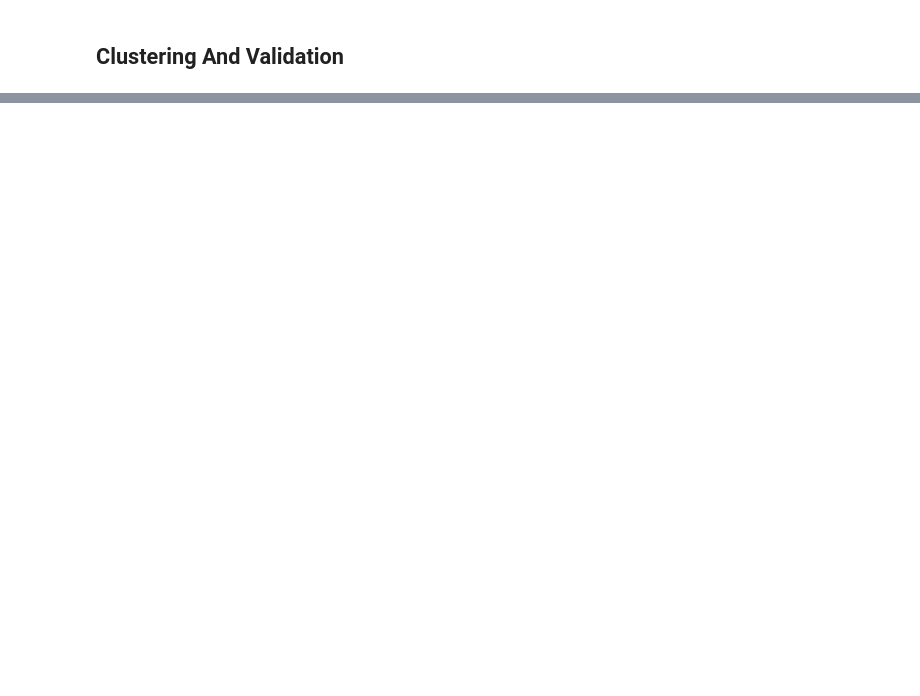
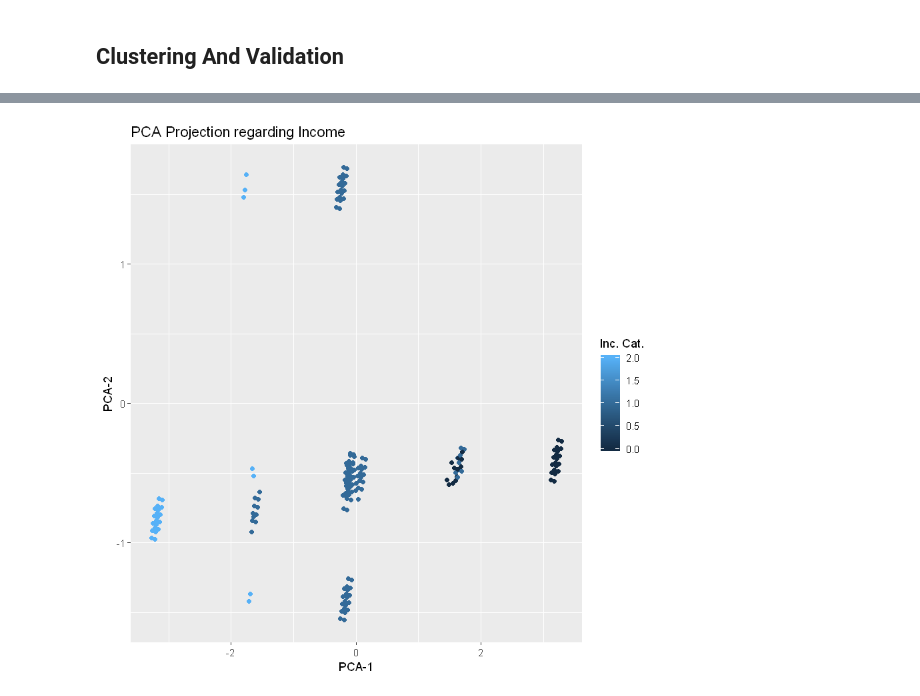
Before and after one commit to camilleAmaury/Master2DS, a Jupyter notebook: PatternMiningSocialNetworkAnalysis/Exercise/29-10-2020/rendu_juge_antheaume/r_part.ipynb, the cells around one changed output, grey strips where cells are left out. Drawn from its saved outputs; the diff is of its cells as text; code cells hidden in the pictures; blank space fills up the shorter version.

```diff
--- a/PatternMiningSocialNetworkAnalysis/Exercise/29-10-2020/rendu_juge_antheaume/r_part.ipynb
+++ b/PatternMiningSocialNetworkAnalysis/Exercise/29-10-2020/rendu_juge_antheaume/r_part.ipynb
@@ -350,0 +382,6 @@ df[1:6,]
+# %%
+qplot(pca_df$li[,1], pca_df$li[,2], colour = df$Income) +
+labs(title= "PCA Projection regarding Income", color = "Inc. Cat.") +
+xlab("PCA-1") + ylab("PCA-2")
+# %% [output]
+[figure, added]
```
Also changed, not shown: parts of 33 cells of this notebook.
